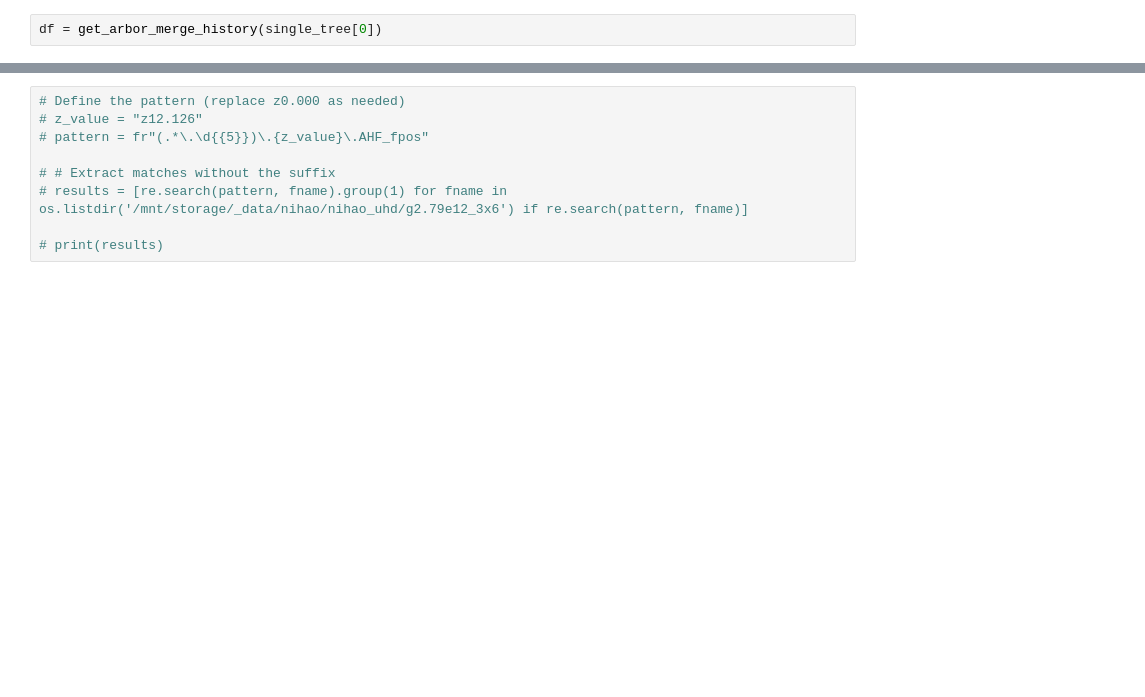
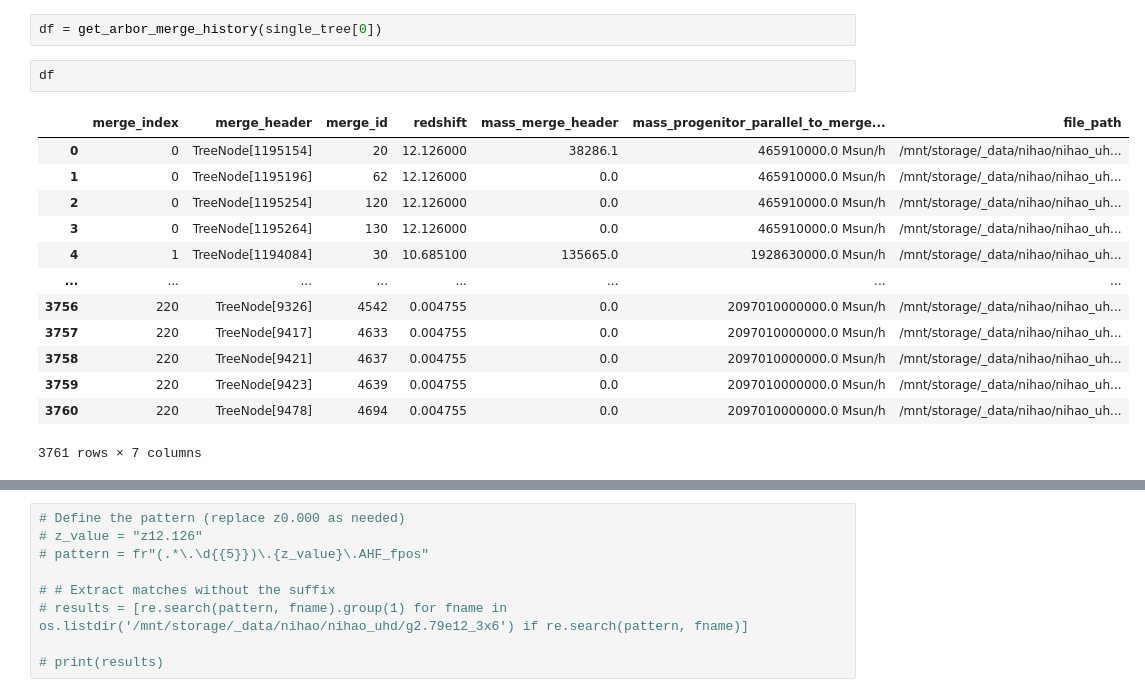
Before and after one commit to vepe99/CASBI, a Jupyter notebook: notebooks/nihao_uhd/ytree2halo.ipynb, the cells around one changed output, grey strips where cells are left out. Saved outputs shown, nothing was run; the diff lists cells and outputs as text; blank space fills up the shorter version.

```diff
--- a/notebooks/nihao_uhd/ytree2halo.ipynb
+++ b/notebooks/nihao_uhd/ytree2halo.ipynb
@@ -85,5 +102,21 @@ def get_arbor_merge_history(isolated_TreeNode):
 # %%
 df = get_arbor_merge_history(single_tree[0])
+# %%
+df
+# %% [output]
+|  | merge_index | merge_header | merge_id | redshift | mass_merge_header | mass_progenitor_parallel_to_merge... | file_path |
+| 0 | 0 | TreeNode[1195154] | 20 | 12.126000 | 38286.1 | 465910000.0 Msun/h | /mnt/storage/_data/nihao/nihao_uh... |
+| 1 | 0 | TreeNode[1195196] | 62 | 12.126000 | 0.0 | 465910000.0 Msun/h | /mnt/storage/_data/nihao/nihao_uh... |
+| 2 | 0 | TreeNode[1195254] | 120 | 12.126000 | 0.0 | 465910000.0 Msun/h | /mnt/storage/_data/nihao/nihao_uh... |
+| 3 | 0 | TreeNode[1195264] | 130 | 12.126000 | 0.0 | 465910000.0 Msun/h | /mnt/storage/_data/nihao/nihao_uh... |
+| 4 | 1 | TreeNode[1194084] | 30 | 10.685100 | 135665.0 | 1928630000.0 Msun/h | /mnt/storage/_data/nihao/nihao_uh... |
+| ... | ... | ... | ... | ... | ... | ... | ... |
+| 3756 | 220 | TreeNode[9326] | 4542 | 0.004755 | 0.0 | 2097010000000.0 Msun/h | /mnt/storage/_data/nihao/nihao_uh... |
+| 3757 | 220 | TreeNode[9417] | 4633 | 0.004755 | 0.0 | 2097010000000.0 Msun/h | /mnt/storage/_data/nihao/nihao_uh... |
+| 3758 | 220 | TreeNode[9421] | 4637 | 0.004755 | 0.0 | 2097010000000.0 Msun/h | /mnt/storage/_data/nihao/nihao_uh... |
+| 3759 | 220 | TreeNode[9423] | 4639 | 0.004755 | 0.0 | 2097010000000.0 Msun/h | /mnt/storage/_data/nihao/nihao_uh... |
+| 3760 | 220 | TreeNode[9478] | 4694 | 0.004755 | 0.0 | 2097010000000.0 Msun/h | /mnt/storage/_data/nihao/nihao_uh... |
+3761 rows × 7 columns
 # %%
 df.head()
 # %% [output]
```
Also changed, not shown: parts of 14 cells of this notebook, 1 other file.
